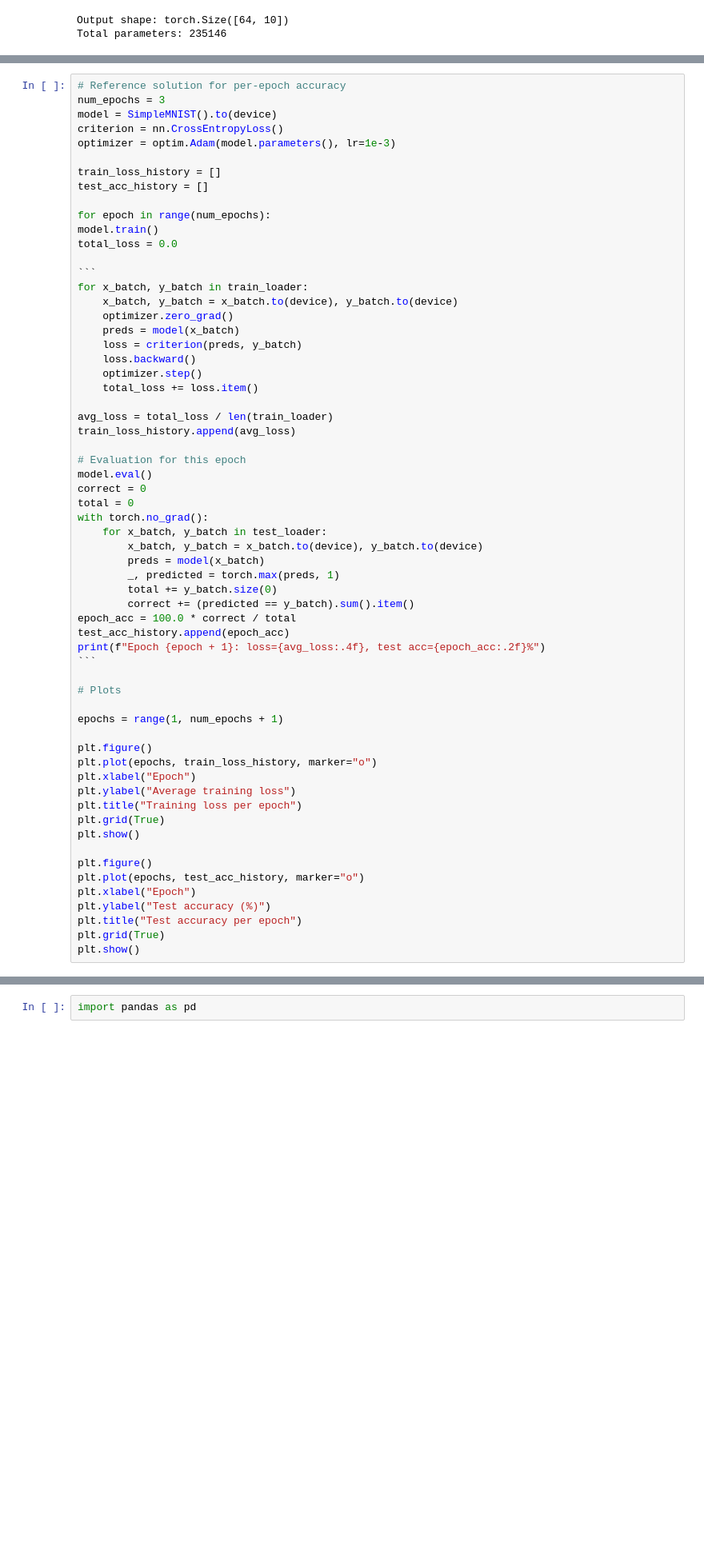
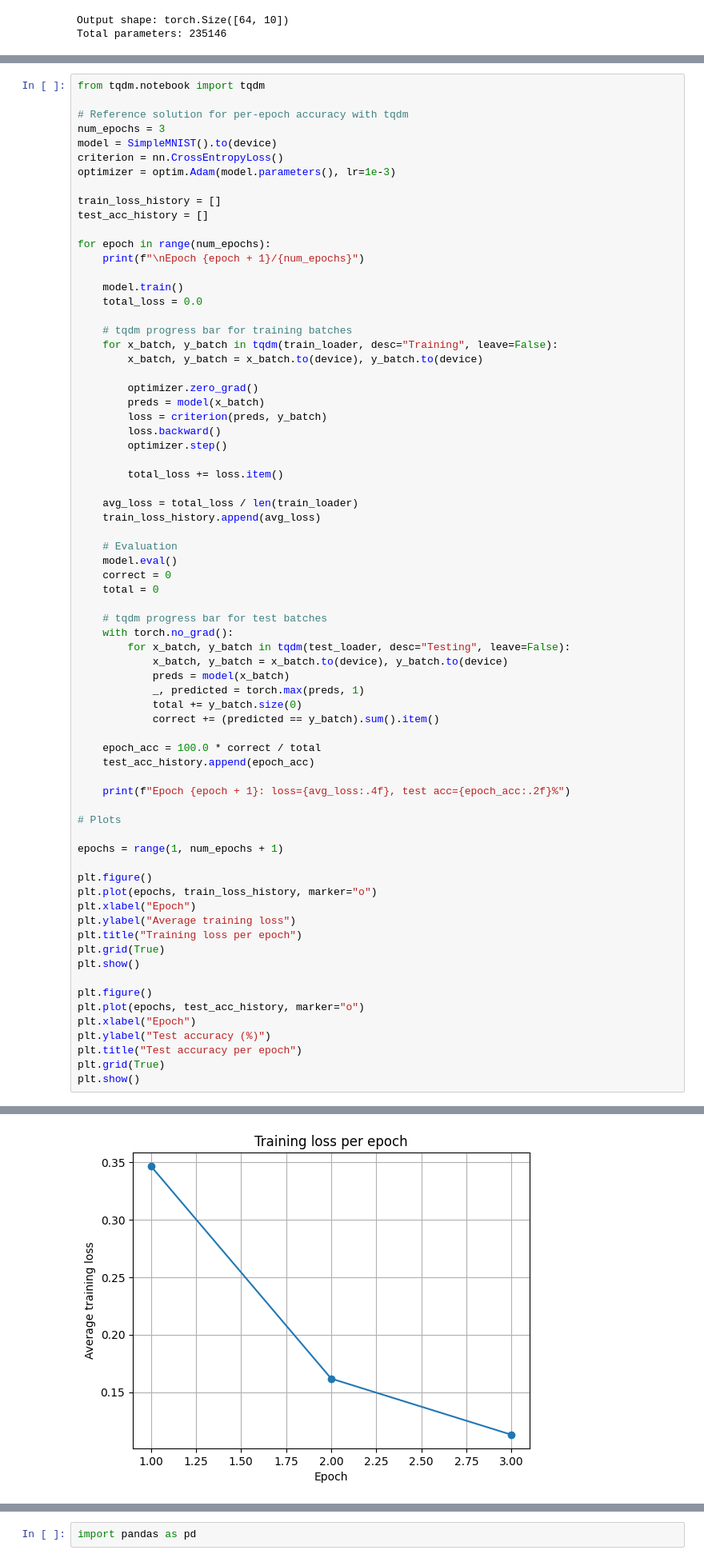
Before and after one commit to Artillence/python_advanced_course, a Jupyter notebook: day4_deep_learning_pytorch.ipynb, the cells around one changed output, grey strips where cells are left out. Shown: that part at 80% size. Drawn from its saved outputs; the diff is of its cells as text; blank space fills up the shorter version.

````diff
--- a/day4_deep_learning_pytorch.ipynb
+++ b/day4_deep_learning_pytorch.ipynb
@@ -1379,5 +1413,7 @@ You can put the two plots side by side or one after another.
 # %%
-# Reference solution for per-epoch accuracy
+from tqdm.notebook import tqdm
+
+# Reference solution for per-epoch accuracy with tqdm
 num_epochs = 3
 model = SimpleMNIST().to(device)
 criterion = nn.CrossEntropyLoss()
@@ -1387,37 +1423,44 @@ train_loss_history = []
 test_acc_history = []
 
 for epoch in range(num_epochs):
-model.train()
-total_loss = 0.0
+    print(f"\nEpoch {epoch + 1}/{num_epochs}")
 
-```
-for x_batch, y_batch in train_loader:
-    x_batch, y_batch = x_batch.to(device), y_batch.to(device)
-    optimizer.zero_grad()
-    preds = model(x_batch)
-    loss = criterion(preds, y_batch)
-    loss.backward()
-    optimizer.step()
-    total_loss += loss.item()
+    model.train()
+    total_loss = 0.0
 
-avg_loss = total_loss / len(train_loader)
-train_loss_history.append(avg_loss)
+    # tqdm progress bar for training batches
+    for x_batch, y_batch in tqdm(train_loader, desc="Training", leave=False):
+        x_batch, y_batch = x_batch.to(device), y_batch.to(device)
 
-# Evaluation for this epoch
-model.eval()
-correct = 0
-total = 0
-with torch.no_grad():
-    for x_batch, y_batch in test_loader:
-        x_batch, y_batch = x_batch.to(device), y_batch.to(device)
+        optimizer.zero_grad()
         preds = model(x_batch)
-        _, predicted = torch.max(preds, 1)
-        total += y_batch.size(0)
-        correct += (predicted == y_batch).sum().item()
-epoch_acc = 100.0 * correct / total
-test_acc_history.append(epoch_acc)
-print(f"Epoch {epoch + 1}: loss={avg_loss:.4f}, test acc={epoch_acc:.2f}%")
-```
+        loss = criterion(preds, y_batch)
+        loss.backward()
+        optimizer.step()
+
+        total_loss += loss.item()
+
+    avg_loss = total_loss / len(train_loader)
+    train_loss_history.append(avg_loss)
+
+    # Evaluation
+    model.eval()
+    correct = 0
+    total = 0
+
+    # tqdm progress bar for test batches
+    with torch.no_grad():
+        for x_batch, y_batch in tqdm(test_loader, desc="Testing", leave=False):
+            x_batch, y_batch = x_batch.to(device), y_batch.to(device)
+            preds = model(x_batch)
+            _, predicted = torch.max(preds, 1)
+            total += y_batch.size(0)
+            correct += (predicted == y_batch).sum().item()
+
+    epoch_acc = 100.0 * correct / total
+    test_acc_history.append(epoch_acc)
+
+    print(f"Epoch {epoch + 1}: loss={avg_loss:.4f}, test acc={epoch_acc:.2f}%")
 
 # Plots
 
@@ -1438,3 +1481,4 @@ plt.ylabel("Test accuracy (%)")
 plt.title("Test accuracy per epoch")
 plt.grid(True)
 plt.show()
+# %% [output]
@@ -1440,0 +1493 @@ plt.show()
+[figure, added]
````
Also changed, not shown: parts of 34 cells of this notebook, 1 other file.
